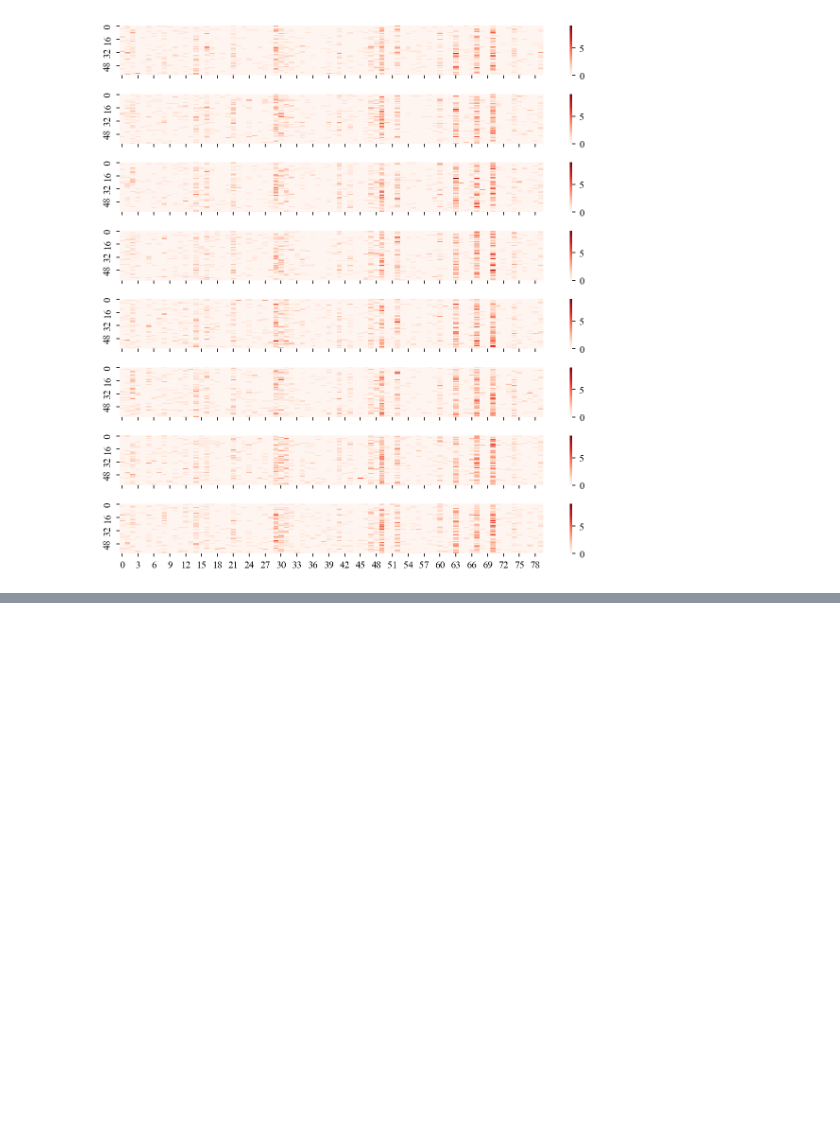
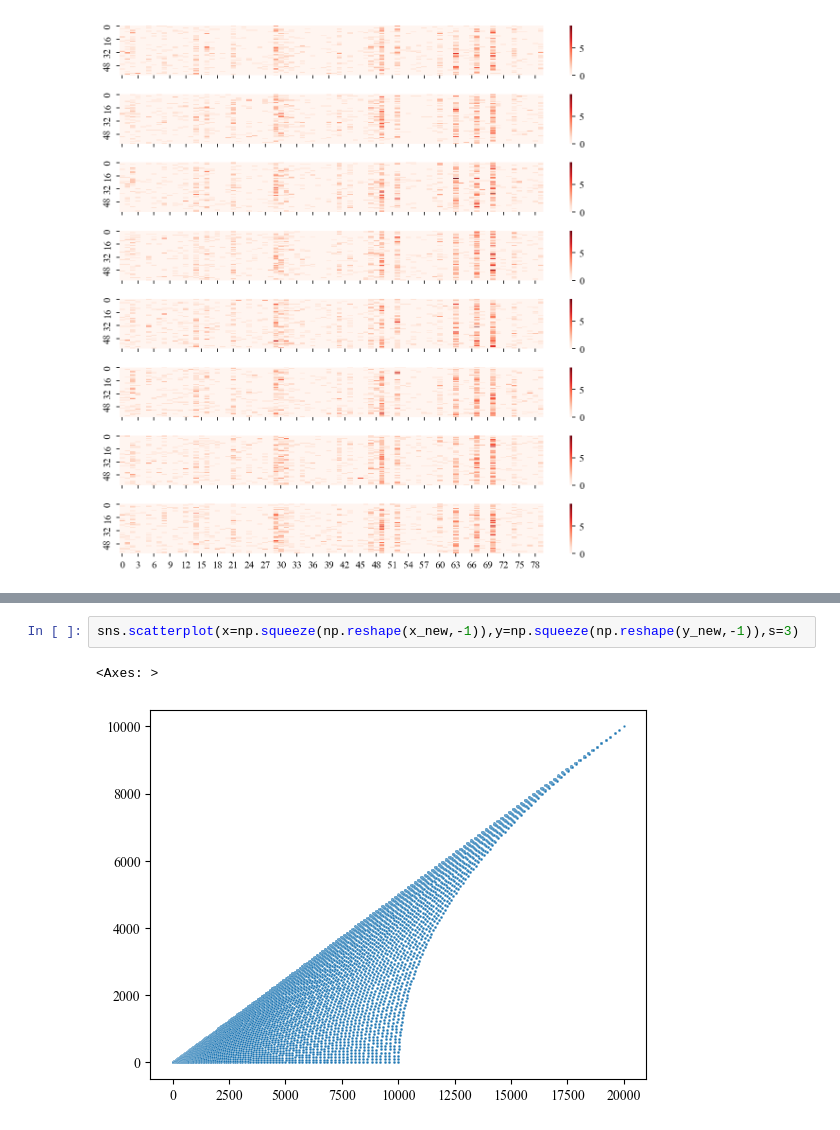
Before and after one commit to Stardust-lf/Transcriptomics, a Jupyter notebook: TestCode/main.ipynb, the cells around one changed output, grey strips where cells are left out. Drawn from its saved outputs; the diff is of its cells as text; blank space fills up the shorter version.

```diff
--- a/TestCode/main.ipynb
+++ b/TestCode/main.ipynb
@@ -29,0 +125,5 @@ plt.tight_layout()
+# %%
+sns.scatterplot(x=np.squeeze(np.reshape(x_new,-1)),y=np.squeeze(np.reshape(y_new,-1)),s=3)
+# %% [output]
+<Axes: >
+[figure, added]
```
Also changed, not shown: parts of 11 cells of this notebook, 2 other files.
